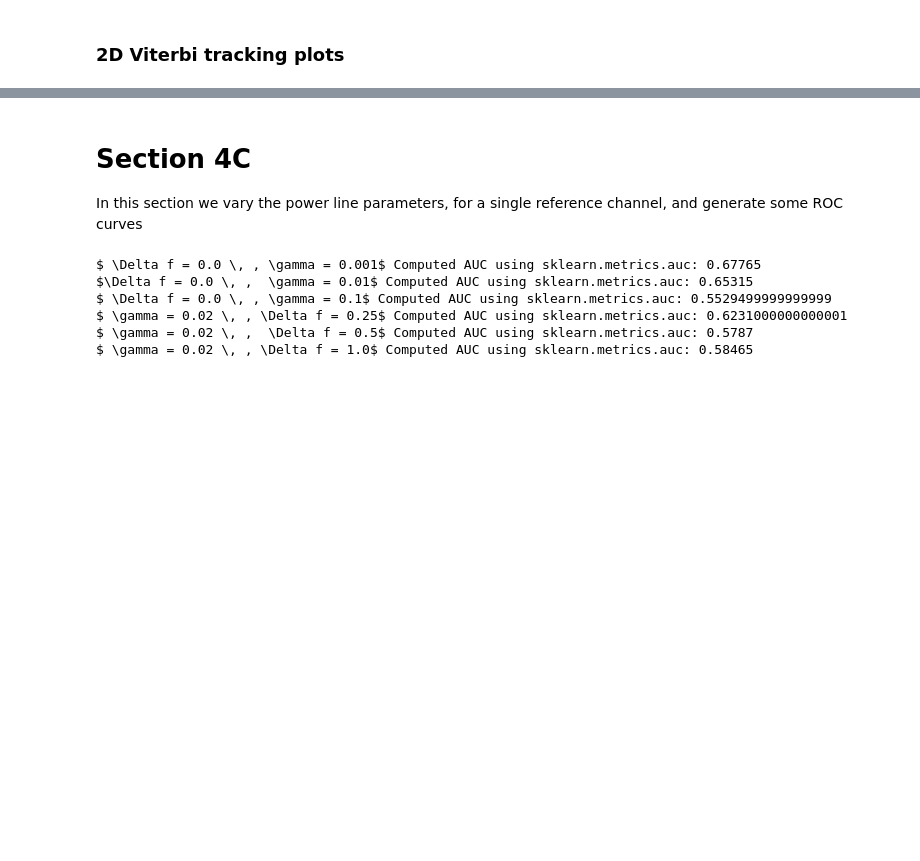
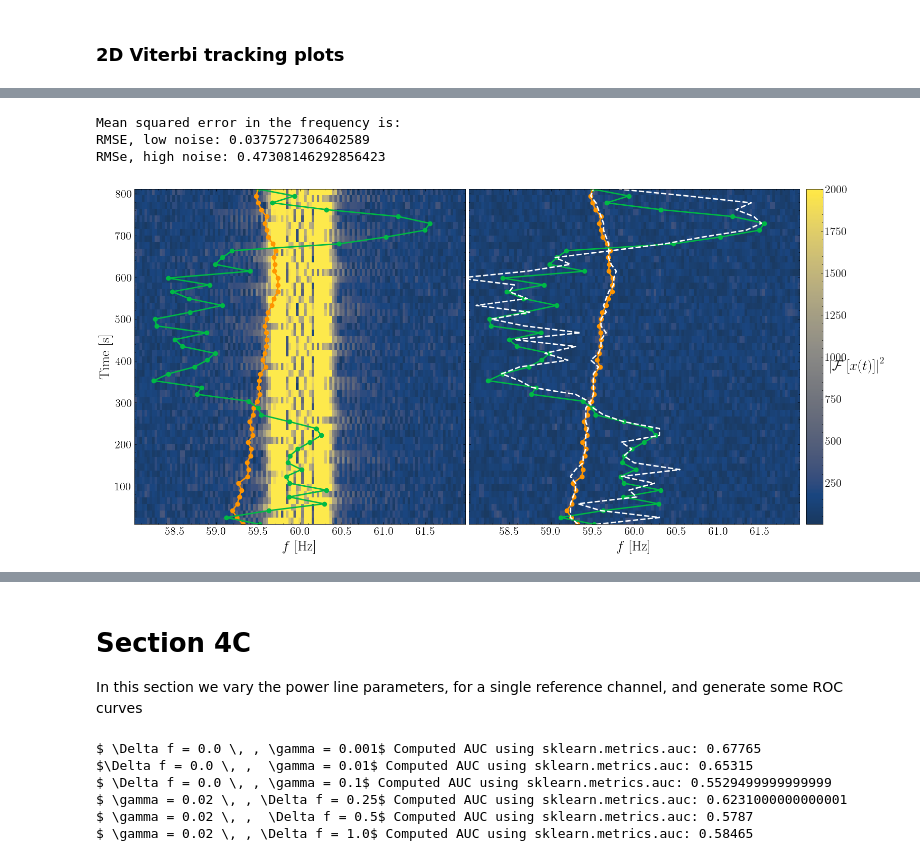
Before and after one commit to tomkimpson/ANC, a Jupyter notebook: src/plots_for_paper/all_plots_for_paper.ipynb, the cells around one changed output, grey strips where cells are left out. Drawn from its saved outputs; the diff is of its cells as text; code cells hidden in the pictures; blank space fills up the shorter version.

```diff
--- a/src/plots_for_paper/all_plots_for_paper.ipynb
+++ b/src/plots_for_paper/all_plots_for_paper.ipynb
@@ -721,0 +743,19 @@ MSe, high noise: 0.22380607056663052
+# %%
+path1 = "../../data/fig_plot_8_and_9_viterbi_path_ANC_example_1.mat"
+viterbi_with_pem,viterbi_without_pem,f,t,GW_freq_true1,GW_freq_estim1 = load_data(path1)
+
+
+path2 = "../../data/fig_plot_8_and_9_viterbi_path_ANC_example_2.mat"
+_,_,_,_,GW_freq_true2,GW_freq_estim2 = load_data(path2)
+
+
+
+##Low contrast
+cbar_lower_limit = 1
+cbar_upper_limit = 2000
+plot_2d2(viterbi_with_pem.T,viterbi_without_pem.T,f,t,GW_freq_true1,GW_freq_estim1,GW_freq_true2,GW_freq_estim2,cbar_lower_limit,cbar_upper_limit,fname='viterbi_tracking_canonical',reverse_ordering=True,cmap='cividis')
+# %% [output]
+Mean squared error in the frequency is:
+RMSE, low noise: 0.0375727306402589
+RMSe, high noise: 0.47308146292856423
+[figure, added]
```
Also changed, not shown: parts of 39 cells of this notebook, 47 other files.
